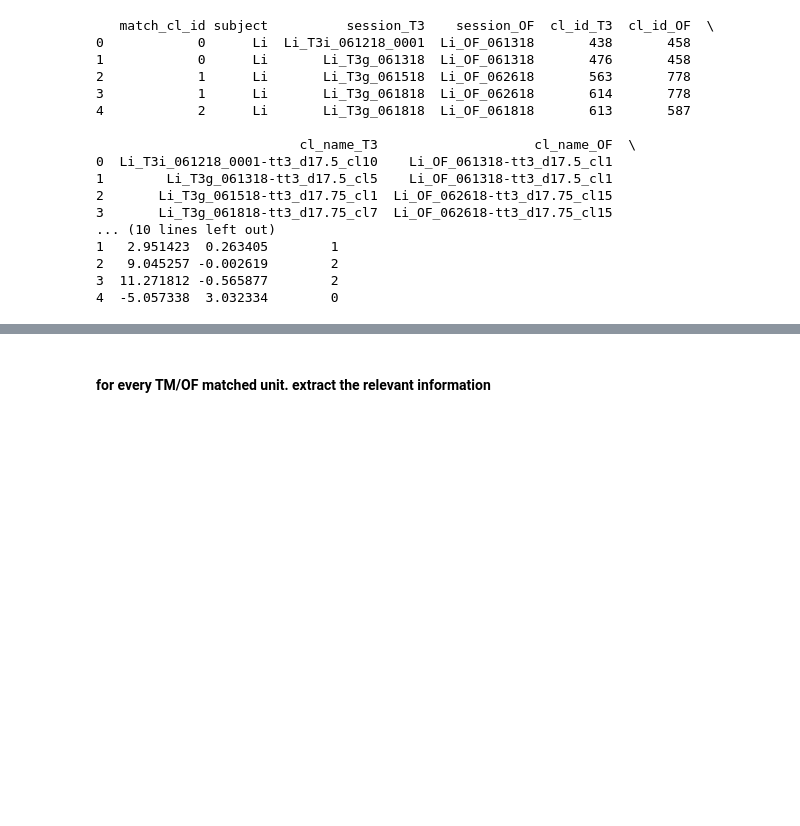
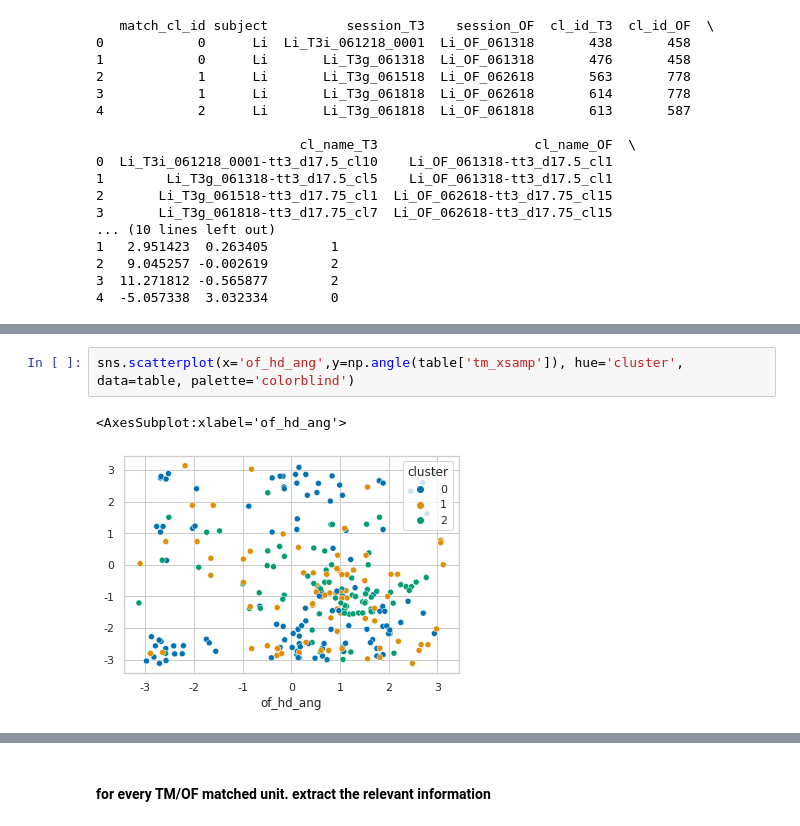
Before and after one commit to alexgonzl/TMA, a Jupyter notebook: Notebooks/TM/clustered_head_direction_analyses.ipynb, the cells around one changed output, grey strips where cells are left out. Drawn from its saved outputs; the diff is of its cells as text; blank space fills up the shorter version.

```diff
--- a/Notebooks/TM/clustered_head_direction_analyses.ipynb
+++ b/Notebooks/TM/clustered_head_direction_analyses.ipynb
@@ -169,0 +159,5 @@ sns.scatterplot(x='of_hd_ang',y='tm_uz_ang',size='of_hd_score', hue='cluster', d
+# %%
+sns.scatterplot(x='of_hd_ang',y=np.angle(table['tm_xsamp']), hue='cluster', data=table, palette='colorblind')
+# %% [output]
+<AxesSubplot:xlabel='of_hd_ang'>
+[figure, added]
```
Also changed, not shown: parts of 89 cells of this notebook, 7 other files.
